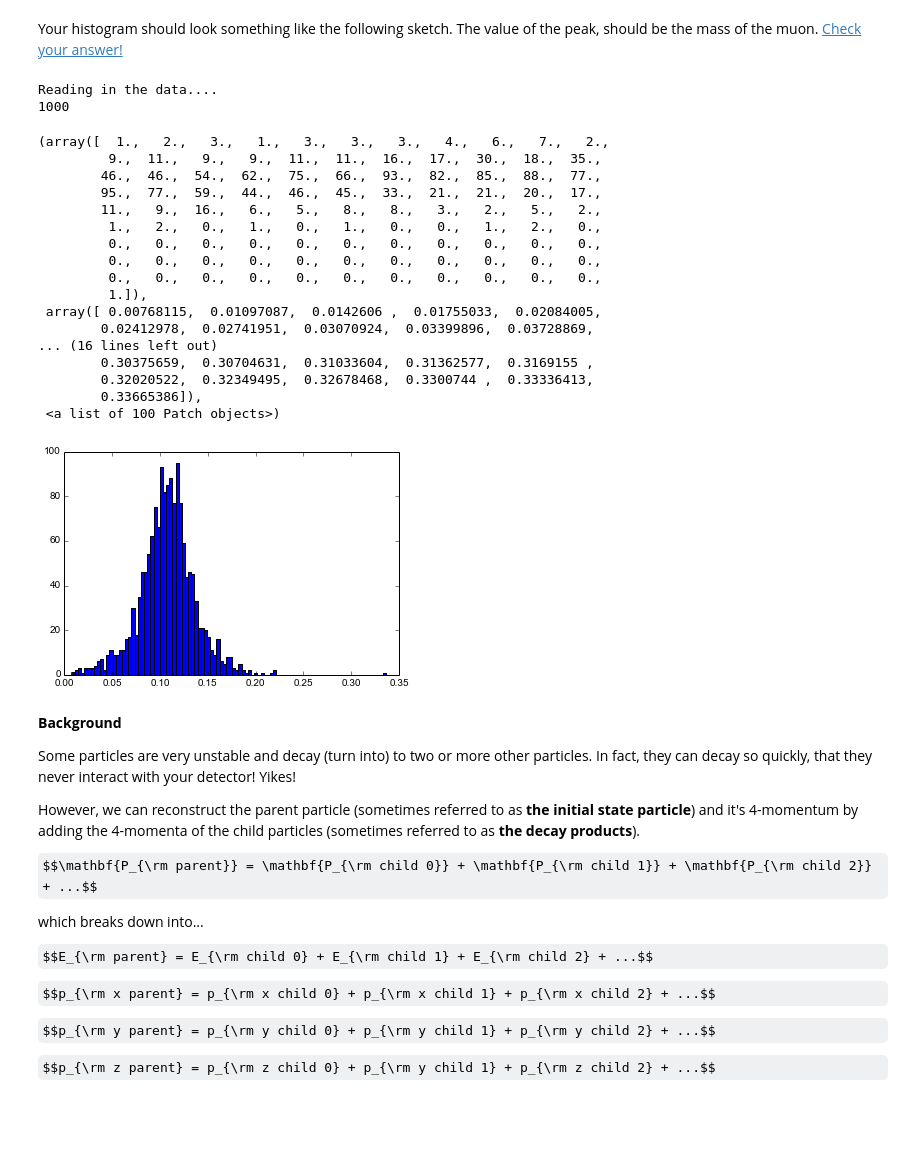
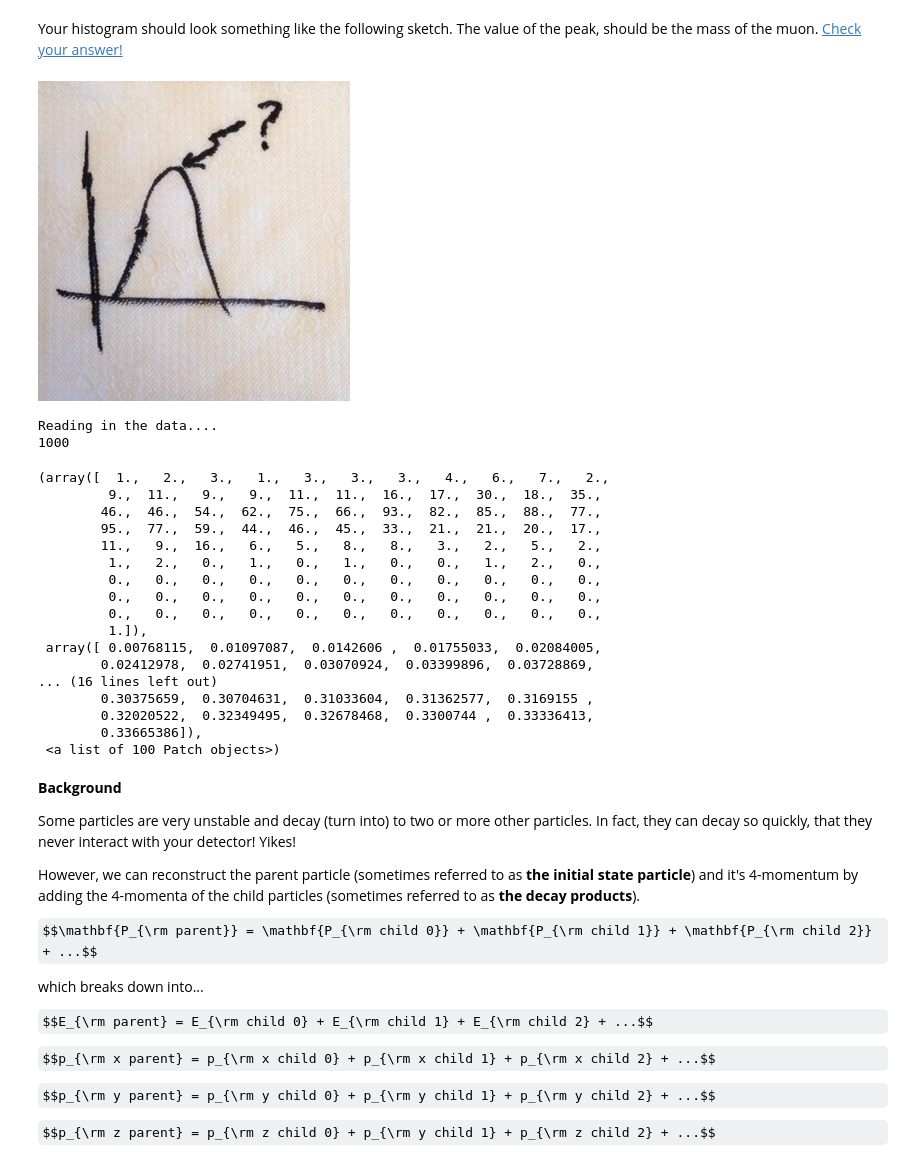
Before and after one commit to mattbellis/Siena_College_Amanda_Depoian, a Jupyter notebook: ppp_exercises/discovering_particles_0.ipynb, the cells around one changed output. Cells and saved outputs as stored; diff of their text form; code cells hidden in the pictures; some formulas as TeX source; blank space fills up the shorter version.

```diff
--- a/ppp_exercises/discovering_particles_0.ipynb
+++ b/ppp_exercises/discovering_particles_0.ipynb
@@ -81,7 +69,14 @@ Your histogram should look something like the following sketch. The value of the
+# %%
+from IPython.display import Image
+Image(filename='muons_sketch.jpeg')
+# %% [output]
+[figure, added]
 # %%
 # Your code here
 inFile = open("mc_dy_1000collisions.dat", "r")
 import cms_tools
+import numpy as np
+import matplotlib.pylab as plt
 print "Reading in the data...."
 collisions = cms_tools.get_collisions(inFile)
 
@@ -101,8 +96,7 @@ for collision in collisions:
         energy,px,py,pz,charge = muon
         masssq = energy*energy  - (px*px + py*py + pz*pz)
         if masssq > 0.0:
-            mass.append(np.sqrt(masssq$$p_{\rm x parent} = p_{\rm x child 0} + p_{\rm x child 1} + p_{\rm x child 2} + ...$$
-))
+            mass.append(np.sqrt(masssq))
      # For this exercise we will not work with MET (Missing Energy in the Transverse plane)
 
 plt.figure()
@@ -127,7 +121,6 @@ Reading in the data....
         0.32020522,  0.32349495,  0.32678468,  0.3300744 ,  0.33336413,
         0.33665386]),
  <a list of 100 Patch objects>)
-[figure, removed]
 # %% [markdown]
 <b>Background</b>
 
```
Also changed, not shown: parts of 11 cells of this notebook, 3 other files.
